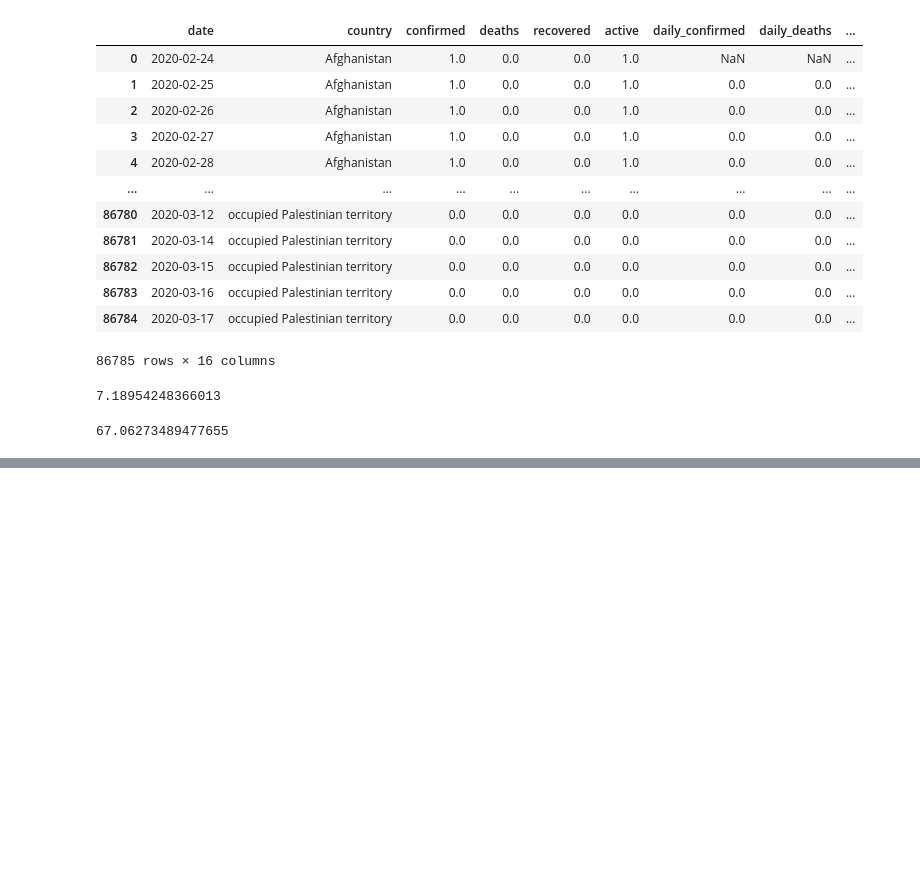
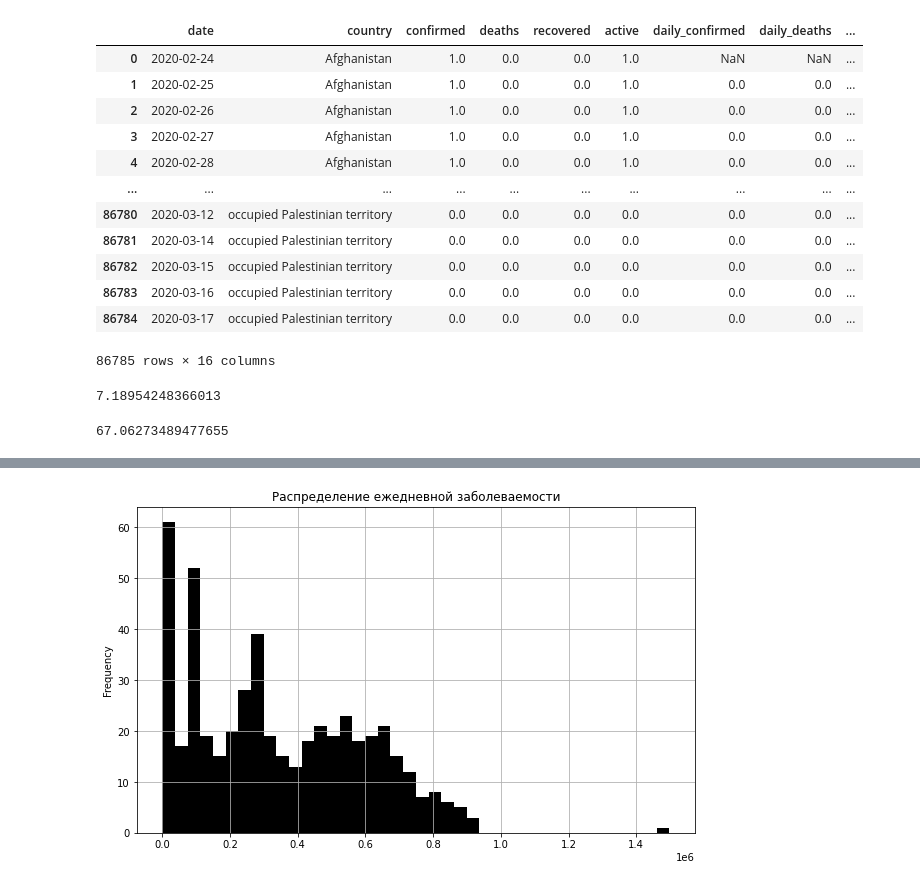
Before and after one commit to Karayushii/py13-master, a Jupyter notebook: main.ipynb, the cells around one changed output, grey strips where cells are left out. Saved outputs shown, nothing was run; the diff lists cells and outputs as text; code cells hidden in the pictures; blank space fills up the shorter version.

```diff
--- a/main.ipynb
+++ b/main.ipynb
@@ -65,0 +77,11 @@ covid_df[covid_df['country']=='Russia']['recover_rate'].mean()
+# %%
+grouped_cases.plot(
+    kind='hist',
+    figsize=(10,6),
+    title='Распределение ежедневной заболеваемости',
+    grid = True,
+    color = 'black',
+    bins =40
+);
+# %% [output]
+[figure, added]
```
Also changed, not shown: parts of 1 cell of this notebook.
